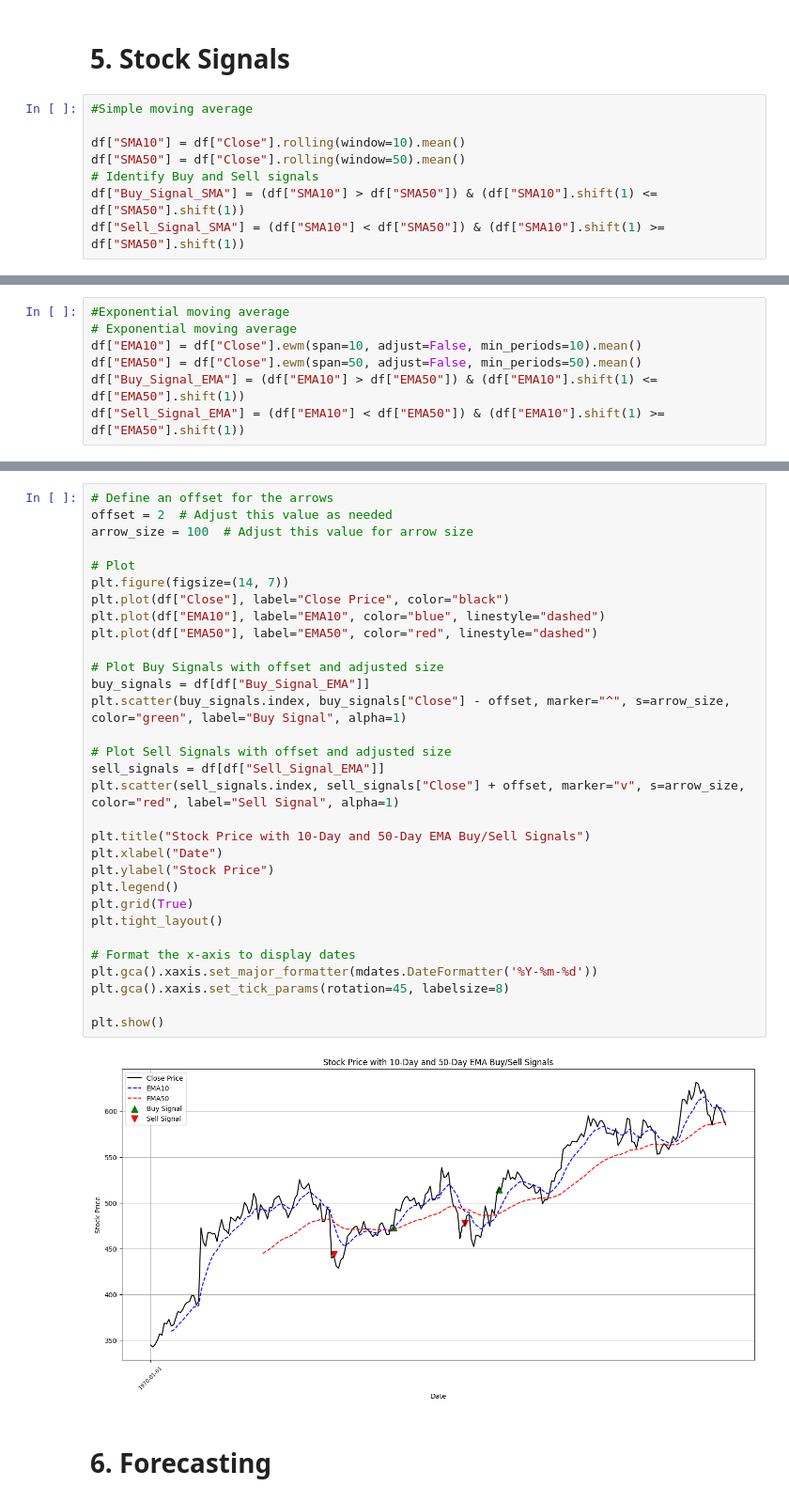
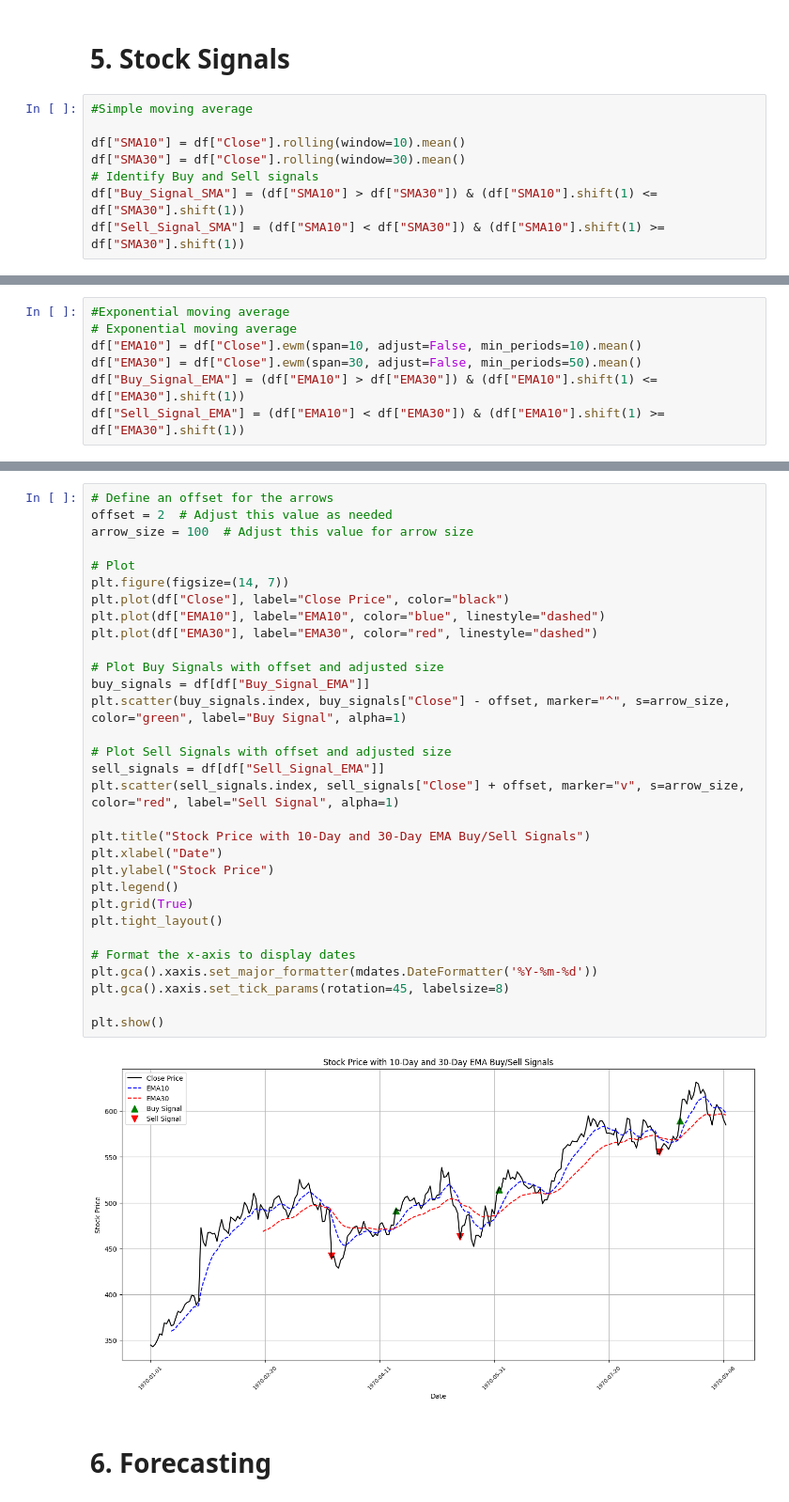
Before and after one commit to KarthikeyanBaskaran/FinancialAnalytics, a Jupyter notebook: Financial_Analytics.ipynb, the cells around one changed output, grey strips where cells are left out. Shown: that part at 94% size. Drawn from its saved outputs; the diff is of its cells as text.

```diff
--- a/Financial_Analytics.ipynb
+++ b/Financial_Analytics.ipynb
@@ -71,10 +71,10 @@ df.tail(), test.head()
 #Simple moving average
 
 df["SMA10"] = df["Close"].rolling(window=10).mean()
-df["SMA50"] = df["Close"].rolling(window=50).mean()
+df["SMA30"] = df["Close"].rolling(window=30).mean()
 # Identify Buy and Sell signals
-df["Buy_Signal_SMA"] = (df["SMA10"] > df["SMA50"]) & (df["SMA10"].shift(1) <= df["SMA50"].shift(1))
-df["Sell_Signal_SMA"] = (df["SMA10"] < df["SMA50"]) & (df["SMA10"].shift(1) >= df["SMA50"].shift(1))
+df["Buy_Signal_SMA"] = (df["SMA10"] > df["SMA30"]) & (df["SMA10"].shift(1) <= df["SMA30"].shift(1))
+df["Sell_Signal_SMA"] = (df["SMA10"] < df["SMA30"]) & (df["SMA10"].shift(1) >= df["SMA30"].shift(1))
 # %%
 df.head()
 # %% [output]
@@ -122,9 +122,9 @@ plt.show()
 #Exponential moving average
 # Exponential moving average
 df["EMA10"] = df["Close"].ewm(span=10, adjust=False, min_periods=10).mean()
-df["EMA50"] = df["Close"].ewm(span=50, adjust=False, min_periods=50).mean()
-df["Buy_Signal_EMA"] = (df["EMA10"] > df["EMA50"]) & (df["EMA10"].shift(1) <= df["EMA50"].shift(1))
-df["Sell_Signal_EMA"] = (df["EMA10"] < df["EMA50"]) & (df["EMA10"].shift(1) >= df["EMA50"].shift(1))
+df["EMA30"] = df["Close"].ewm(span=30, adjust=False, min_periods=50).mean()
+df["Buy_Signal_EMA"] = (df["EMA10"] > df["EMA30"]) & (df["EMA10"].shift(1) <= df["EMA30"].shift(1))
+df["Sell_Signal_EMA"] = (df["EMA10"] < df["EMA30"]) & (df["EMA10"].shift(1) >= df["EMA30"].shift(1))
 # %%
 df.head()
 # %% [output]
@@ -137,36 +137,36 @@ df.head()
 # %%
 # Define an offset for the arrows
 offset = 2  # Adjust this value as needed
 arrow_size = 100  # Adjust this value for arrow size
 
 # Plot
 plt.figure(figsize=(14, 7))
 plt.plot(df["Close"], label="Close Price", color="black")
 plt.plot(df["EMA10"], label="EMA10", color="blue", linestyle="dashed")
-plt.plot(df["EMA50"], label="EMA50", color="red", linestyle="dashed")
+plt.plot(df["EMA30"], label="EMA30", color="red", linestyle="dashed")
 
 # Plot Buy Signals with offset and adjusted size
 buy_signals = df[df["Buy_Signal_EMA"]]
 plt.scatter(buy_signals.index, buy_signals["Close"] - offset, marker="^", s=arrow_size, color="green", label="Buy Signal", alpha=1)
 
 # Plot Sell Signals with offset and adjusted size
 sell_signals = df[df["Sell_Signal_EMA"]]
 plt.scatter(sell_signals.index, sell_signals["Close"] + offset, marker="v", s=arrow_size, color="red", label="Sell Signal", alpha=1)
 
-plt.title("Stock Price with 10-Day and 50-Day EMA Buy/Sell Signals")
+plt.title("Stock Price with 10-Day and 30-Day EMA Buy/Sell Signals")
 plt.xlabel("Date")
 plt.ylabel("Stock Price")
 plt.legend()
 plt.grid(True)
 plt.tight_layout()
 
 # Format the x-axis to display dates
 plt.gca().xaxis.set_major_formatter(mdates.DateFormatter('%Y-%m-%d'))
 plt.gca().xaxis.set_tick_params(rotation=45, labelsize=8)
 
 plt.show()
 # %% [output]
-[figure, old version]
+[figure, new version]
 # %% [markdown]
 # 6. Forecasting
 # %%
```
Also changed, not shown: parts of 14 cells of this notebook, 1 other file.
